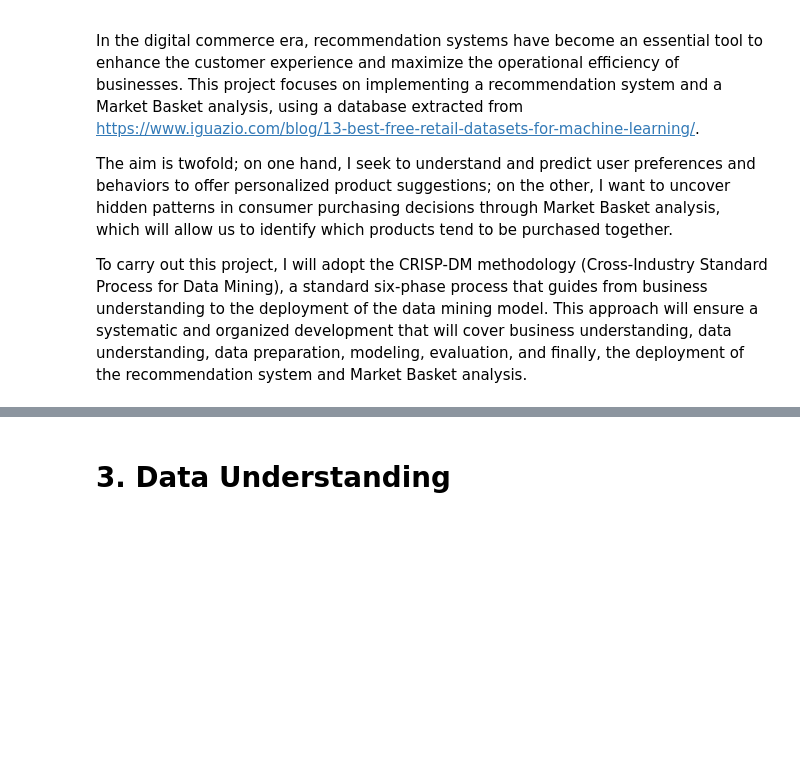
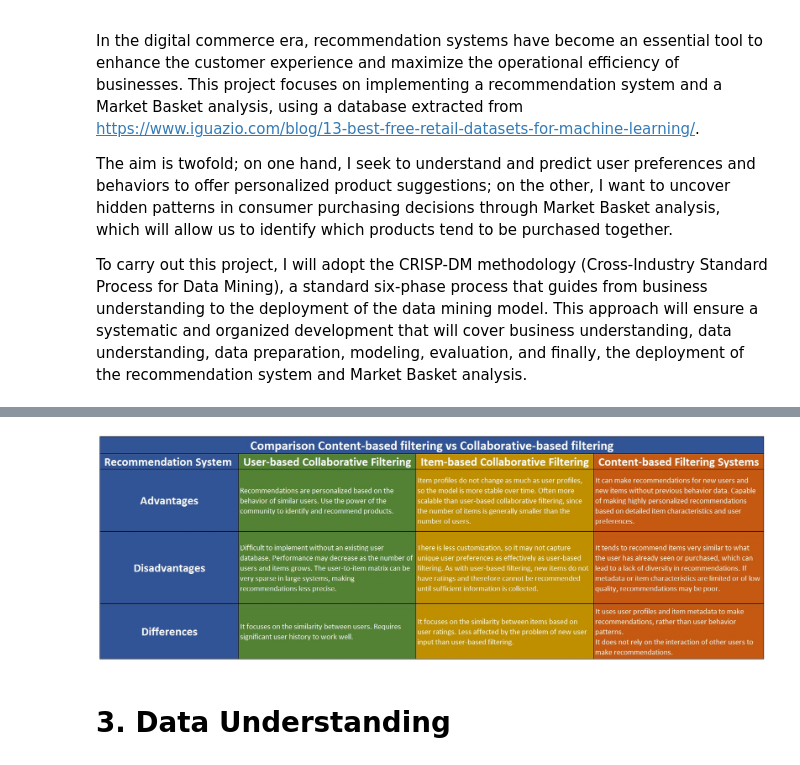
Before and after one commit to FJGM2023015/Recommendation-System-Market-Basket-Analysis-, a Jupyter notebook: recomm_system_market_basket_analysis.ipynb, the cells around one changed output, grey strips where cells are left out. Drawn from its saved outputs; the diff is of its cells as text; code cells hidden in the pictures; blank space fills up the shorter version.

```diff
--- a/recomm_system_market_basket_analysis.ipynb
+++ b/recomm_system_market_basket_analysis.ipynb
@@ -44,3 +53,8 @@ To carry out this project, I will adopt the CRISP-DM methodology (Cross-Industry
+# %%
+from IPython.display import Image
+Image(filename =r'Comparison.jpg')
+# %% [output]
+[figure, added]
 # %% [markdown]
 <a id='3'></a>
 # 3. Data Understanding
```
Also changed, not shown: parts of 3 cells of this notebook.
